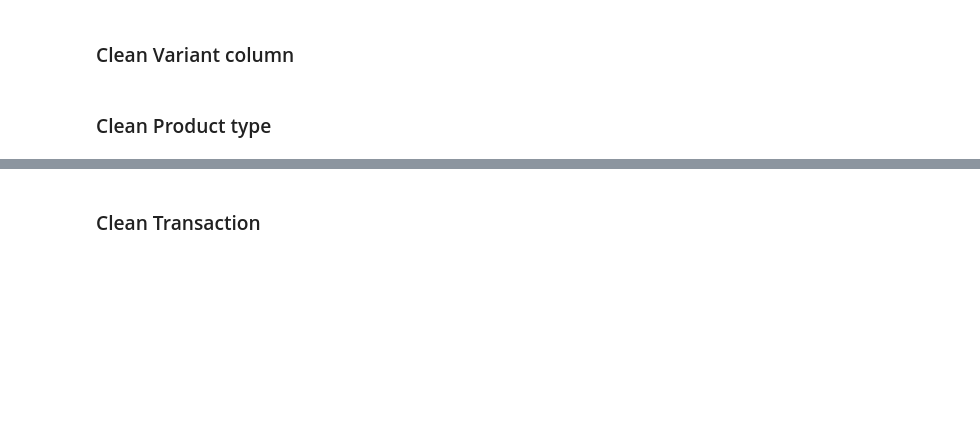
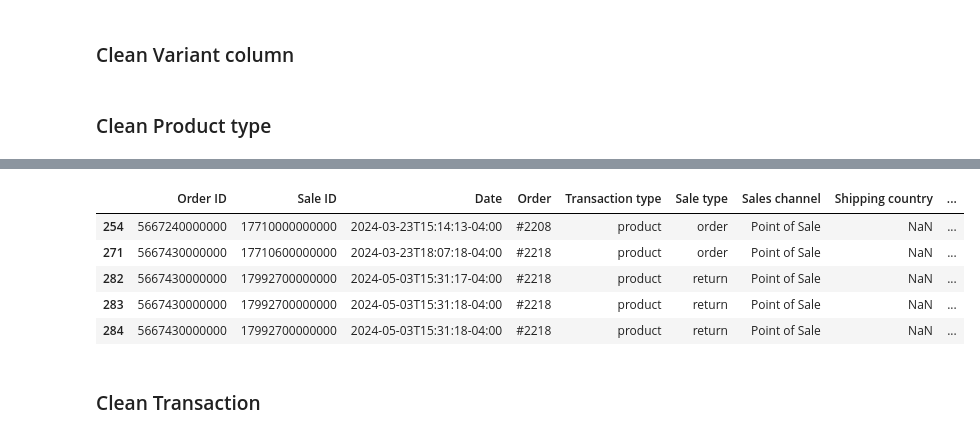
Before and after one commit to ezishr/NEO_InspiredFashion, a Jupyter notebook: sample.ipynb, the cells around one changed output, grey strips where cells are left out. Cells and saved outputs as stored; diff of their text form; code cells hidden in the pictures; blank space fills up the shorter version.

```diff
--- a/sample.ipynb
+++ b/sample.ipynb
@@ -111,7 +111,7 @@ df[df['Returns']!=0].head()
 data = df['Variant'].copy()
 # %%
 size_pattern = r"(XXXL|3XL|2XL|1XL|XL|L|M|S|small|medium|large)"
-color_pattern = r"(Black|Red|Green|Blue|Cream|Navy|Pink|Oatmeal|Hunter Green|Off White|Rose Pink|LIGHT BLUE)"
+color_pattern = r"(Black|Red|Green|Blue|Cream|Navy|Pink|Oatmeal|Hunter Green|Off White|Rose Pink|Light Blue)"
 style_pattern = r"(Plus Size|Contemporary|Ring|Charms)"
 # %%
 def extract_variant(variant):
@@ -122,13 +122,14 @@ def extract_variant(variant):
     color = re.search(color_pattern, variant, re.IGNORECASE)
     style = re.search(style_pattern, variant, re.IGNORECASE)
 
-    return pd.Series([size.group(0).capitalize() if size else np.nan,
+    return pd.Series([size.group(0).upper() if size else np.nan,
                       color.group(0).capitalize() if color else np.nan, #group(0) means match the entire correction
                       style.group(0).capitalize() if style else np.nan],
                     index=['size','color','style'])
 
 df[['size', 'color', 'style']] = df['Variant'].apply(extract_variant)
 df.drop(columns=['Variant'], inplace=True)
+# df['size'] = df['size'].str.upper()
 # %% [markdown]
 ### Clean Product type
 # %%
@@ -162,6 +164,15 @@ sorted(df['Product type'].dropna().unique().tolist())
  'Shirts & tops',
  'Shorts',
  'Skirt suits']
+# %%
+df[df['Product type']=='Skirt suits']
+# %% [output]
+|  | Order ID | Sale ID | Date | Order | Transaction type | Sale type | Sales channel | Shipping country | ... |
+| 254 | 5667240000000 | 17710000000000 | 2024-03-23T15:14:13-04:00 | #2208 | product | order | Point of Sale | NaN | ... |
+| 271 | 5667430000000 | 17710600000000 | 2024-03-23T18:07:18-04:00 | #2218 | product | order | Point of Sale | NaN | ... |
+| 282 | 5667430000000 | 17992700000000 | 2024-05-03T15:31:17-04:00 | #2218 | product | return | Point of Sale | NaN | ... |
+| 283 | 5667430000000 | 17992700000000 | 2024-05-03T15:31:18-04:00 | #2218 | product | return | Point of Sale | NaN | ... |
+| 284 | 5667430000000 | 17992700000000 | 2024-05-03T15:31:18-04:00 | #2218 | product | return | Point of Sale | NaN | ... |
 # %% [markdown]
 ### Clean Transaction
 # %%
```
Also changed, not shown: parts of 20 cells of this notebook, 2 other files.
